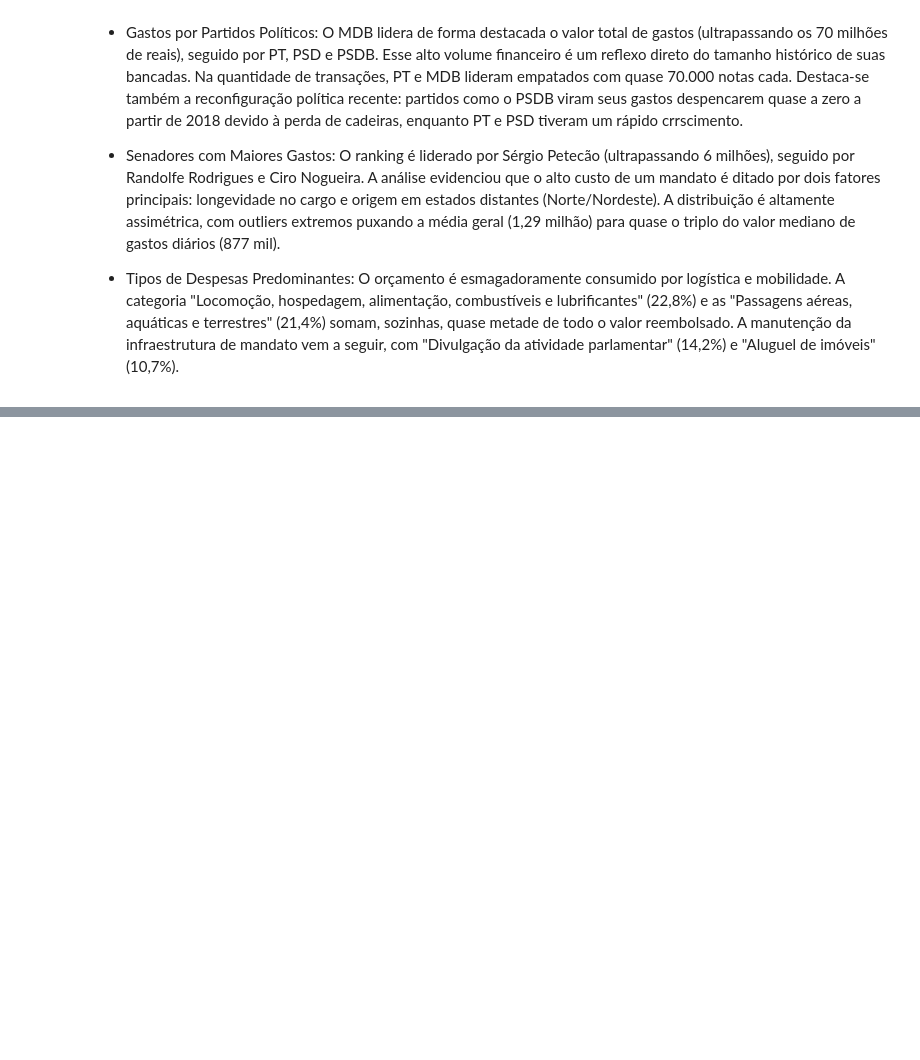
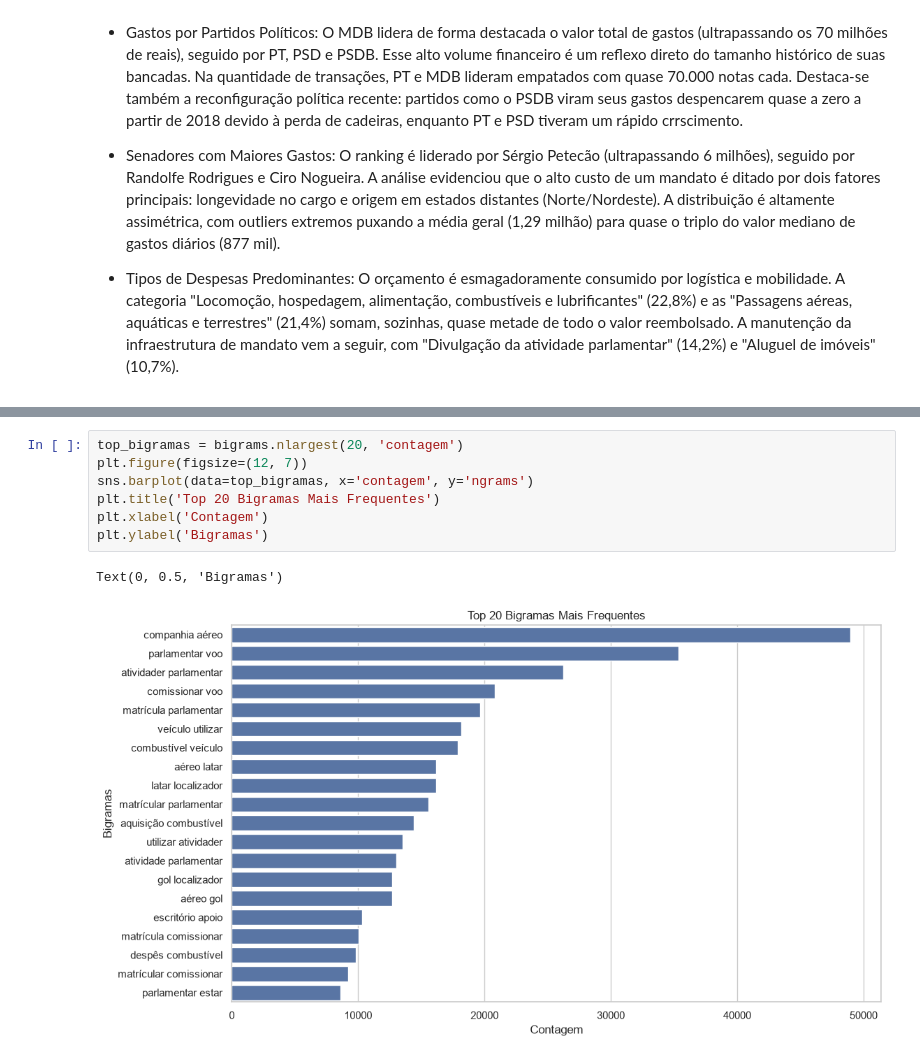
Before and after one commit to rafaalathais/analise-gasto-parlamentar, a Jupyter notebook: notebook_gasto_parlamentar.ipynb, the cells around one changed output, grey strips where cells are left out. Cells and saved outputs as stored; diff of their text form; blank space fills up the shorter version.

```diff
--- a/notebook_gasto_parlamentar.ipynb
+++ b/notebook_gasto_parlamentar.ipynb
@@ -1085,0 +1190,10 @@ Com base nas análises e nos padrões extraídos dos gráficos, temos as primeir
+# %%
+top_bigramas = bigrams.nlargest(20, 'contagem')
+plt.figure(figsize=(12, 7))
+sns.barplot(data=top_bigramas, x='contagem', y='ngrams')
+plt.title('Top 20 Bigramas Mais Frequentes')
+plt.xlabel('Contagem')
+plt.ylabel('Bigramas')
+# %% [output]
+Text(0, 0.5, 'Bigramas')
+[figure, added]
```
Also changed, not shown: parts of 16 cells of this notebook, 1 other file.
